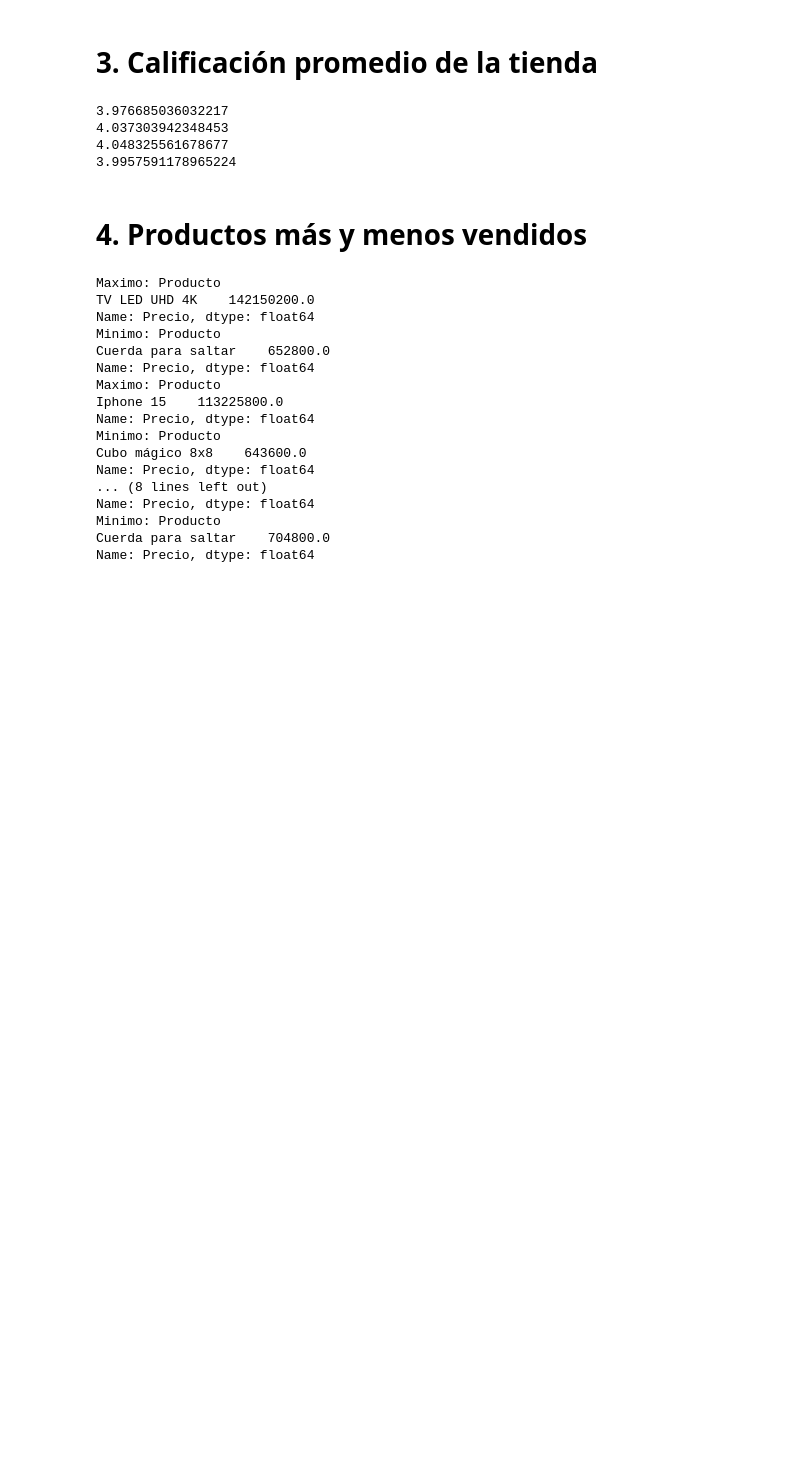
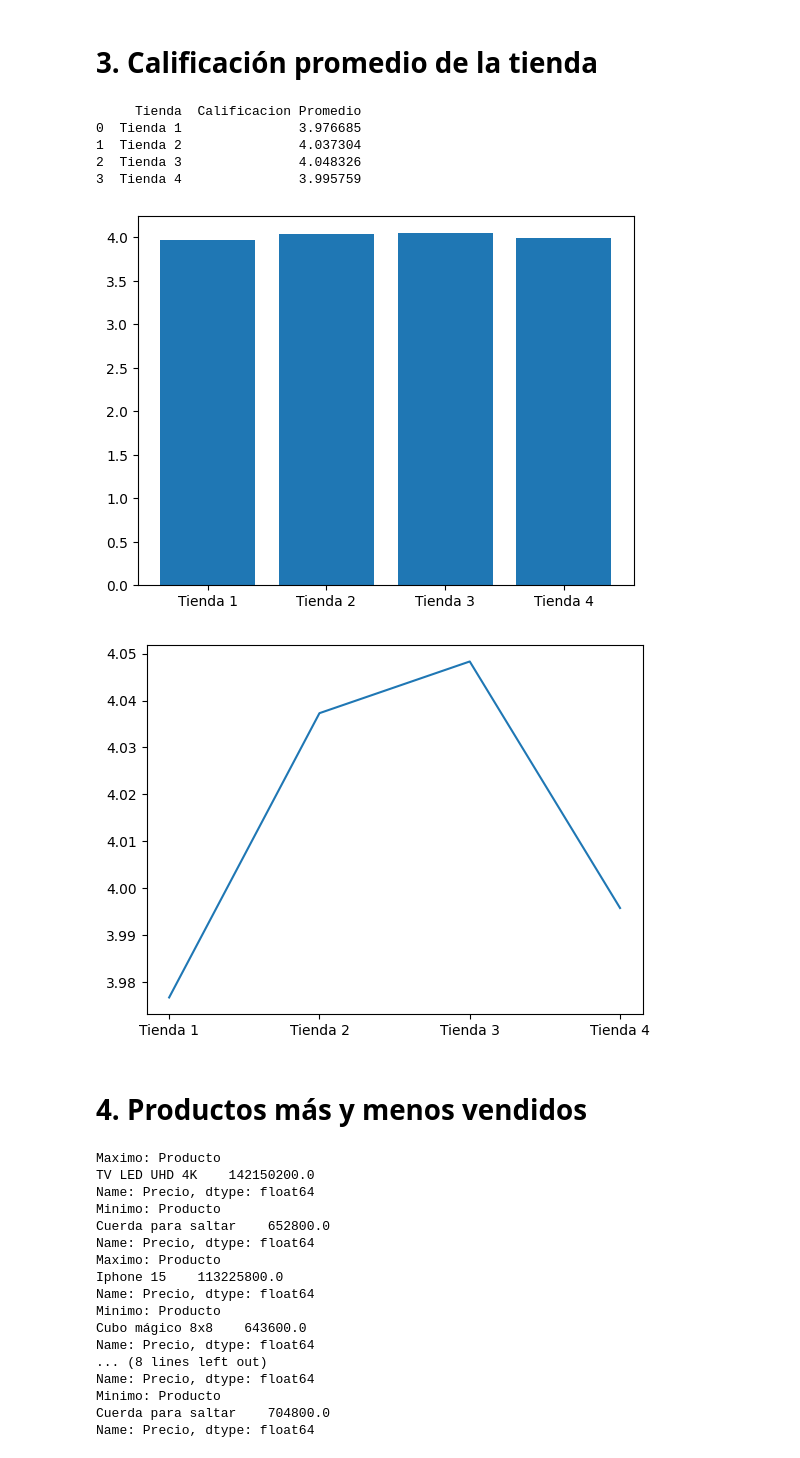
Before and after one commit to jalonzoh/Challenge-de-Modelado-de-datos, a Jupyter notebook: AluraStoreLatam.ipynb, the cells around one changed output. Cells and saved outputs as stored; diff of their text form; code cells hidden in the pictures; blank space fills up the shorter version.

```diff
--- a/AluraStoreLatam.ipynb
+++ b/AluraStoreLatam.ipynb
@@ -105,21 +132,47 @@ dtype: int64
 # 3. Calificación promedio de la tienda
 # %%
 Calificacion_promedio_tienda = df_tienda['Calificación'].mean()
-print(Calificacion_promedio_tienda)
-
+#print(Calificacion_promedio_tienda)
 Calificacion_promedio_tienda2 = df_tienda2['Calificación'].mean()
-print(Calificacion_promedio_tienda2)
-
+#print(Calificacion_promedio_tienda2
 Calificacion_promedio_tienda3 = df_tienda3['Calificación'].mean()
-print(Calificacion_promedio_tienda3)
-
+#print(Calificacion_promedio_tienda3)
 Calificacion_promedio_tienda4 = df_tienda4['Calificación'].mean()
-print(Calificacion_promedio_tienda4)
+#print(Calificacion_promedio_tienda4)
-# %% [output]
-3.976685036032217
-4.037303942348453
-4.048325561678677
-3.9957591178965224
+# %%
+calificacion_tiendas = {
+                'Tienda':['Tienda 1',
+                'Tienda 2',
+                'Tienda 3',
+                'Tienda 4'],
+                'Calificacion Promedio':[Calificacion_promedio_tienda,
+                Calificacion_promedio_tienda2,
+                Calificacion_promedio_tienda3,
+                Calificacion_promedio_tienda4]}
+
+df_calificacion_tienda=pd.DataFrame(calificacion_tiendas)
+print(df_calificacion_tienda)
+
+import matplotlib.pyplot as plt
+
+x_values = df_calificacion_tienda['Tienda'].unique()
+y_values = df_calificacion_tienda['Calificacion Promedio']
+plt.bar(x_values, y_values)
+plt.show()
+plt.close('all')
+
+
+plt.plot(x_values, y_values)
+plt.show()
+plt.close('all')
+# %% [output]
+     Tienda  Calificacion Promedio
+0  Tienda 1               3.976685
+1  Tienda 2               4.037304
+2  Tienda 3               4.048326
+3  Tienda 4               3.995759
+[figure, added]
+[figure, added]
 # %% [markdown]
 # 4. Productos más y menos vendidos
 # %%
```
Also changed, not shown: parts of 2 cells of this notebook.
